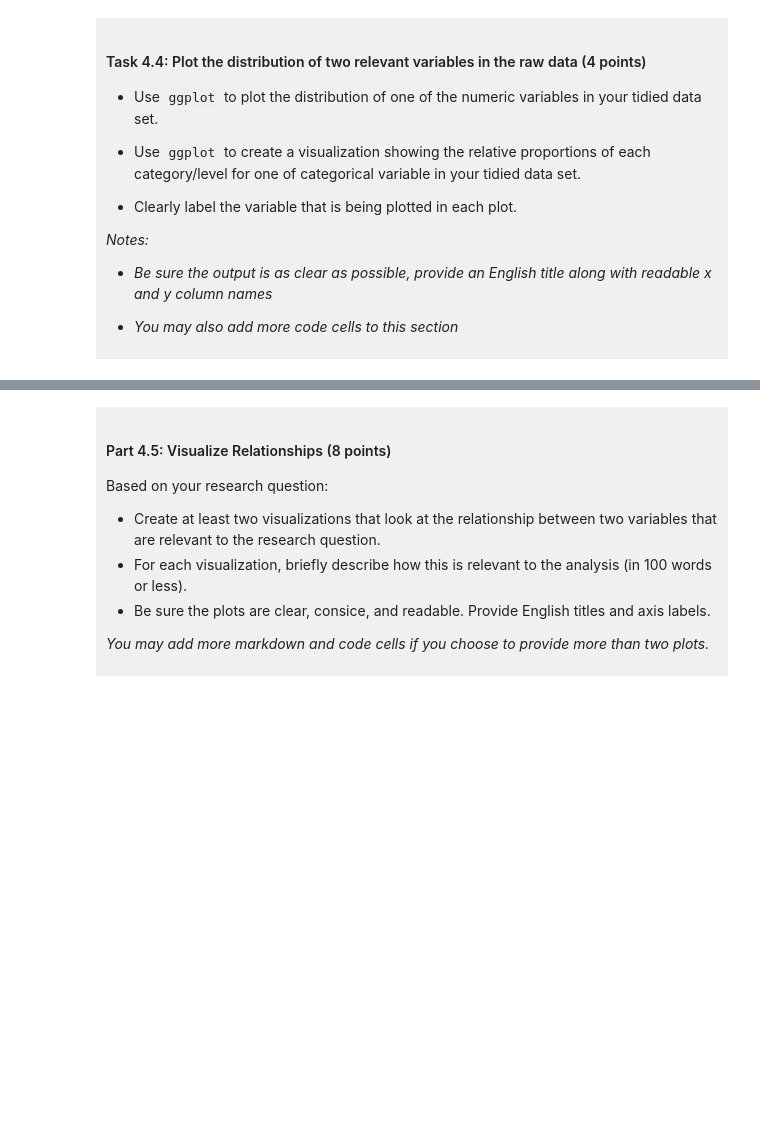
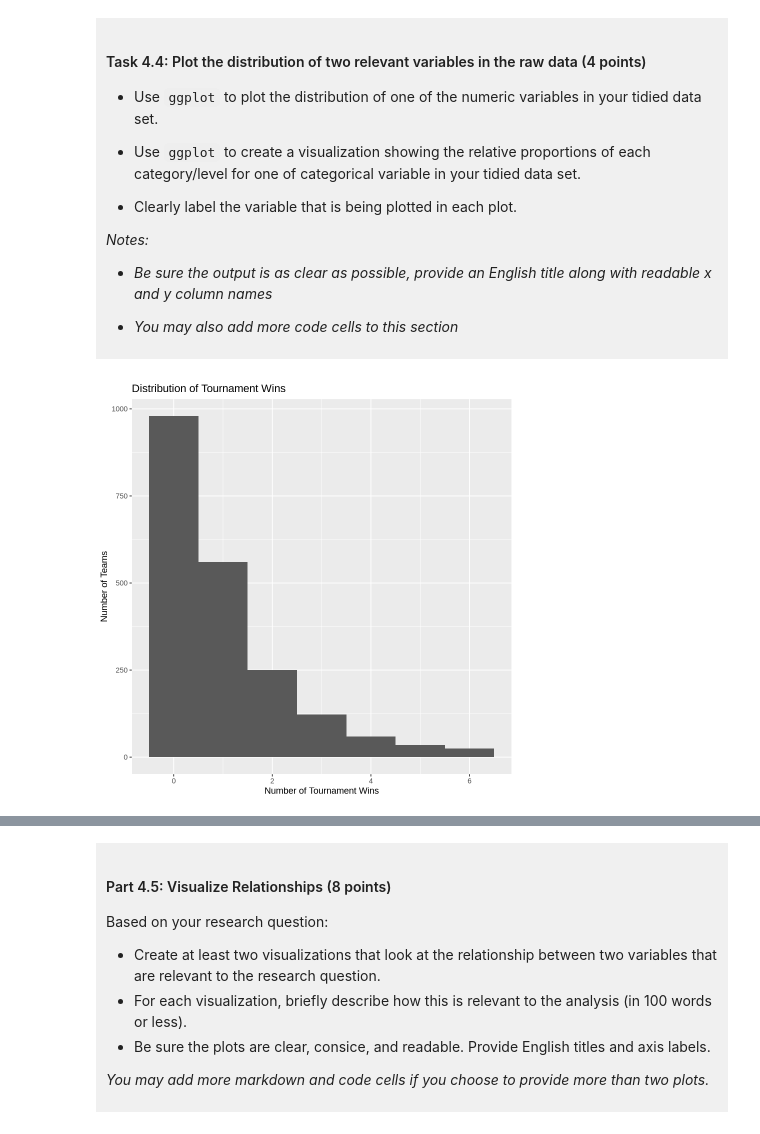
Before and after one commit to RoRioja01/dsci-100-project-rodrigo-rioja-buenfil, a Jupyter notebook: dsci-100-project-notebook.ipynb, the cells around one changed output, grey strips where cells are left out. Saved outputs shown, nothing was run; the diff lists cells and outputs as text; code cells hidden in the pictures; blank space fills up the shorter version.

```diff
--- a/dsci-100-project-notebook.ipynb
+++ b/dsci-100-project-notebook.ipynb
@@ -299,5 +336,11 @@ You will refine your research question (if needed) and produce a tidy data set.
 
 </div>
 # %%
-### EDIT THIS CODE CELL FOR PLOT 1 ###
+tourney_hist <- ggplot(wbdata_select, aes(x = tourney_wins)) +
+    geom_histogram(binwidth = 1) +
+    labs(title = "Distribution of Tournament Wins", x = "Number of Tournament Wins", y = "Number of Teams")
+
+tourney_hist
+# %% [output]
+[figure, added]
 # %%
```
Also changed, not shown: parts of 11 cells of this notebook.
